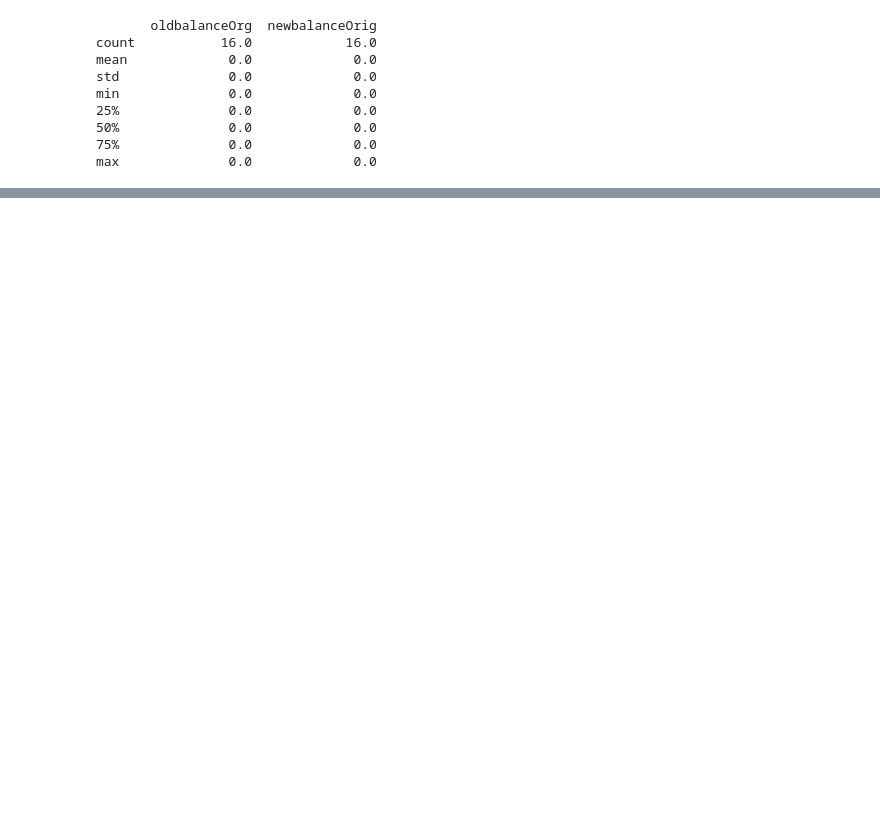
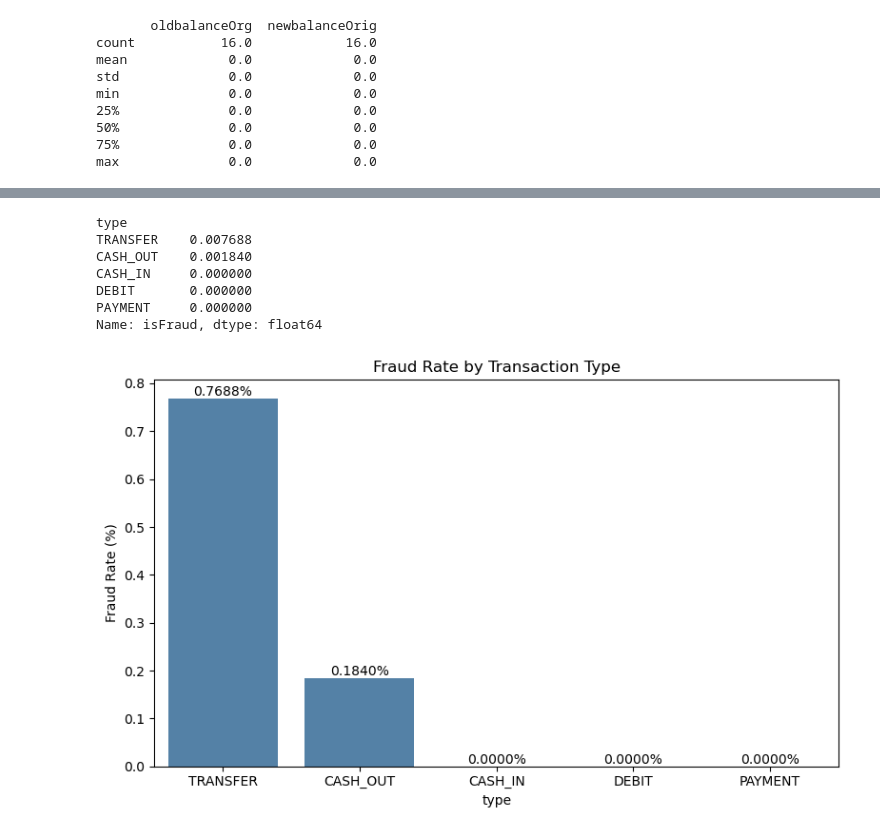
Before and after one commit to amirbenston/Financial-Fraud, a Jupyter notebook: notebooks/eda.ipynb, the cells around one changed output, grey strips where cells are left out. Cells and saved outputs as stored; diff of their text form; code cells hidden in the pictures; blank space fills up the shorter version.

Commit message:
Add bivariate visualizations, model/preprocessing notebooks, and report

```diff
--- a/notebooks/eda.ipynb
+++ b/notebooks/eda.ipynb
@@ -301,0 +325,50 @@ max              0.0             0.0
+# %%
+# ============================================================
+# SECTION 2: BIVARIATE ANALYSIS
+# ------------------------------------------------------------
+# Definition: Bivariate analysis looks at the relationship between exactly two variables usually a predictor against the target, but also predictor vs predictor comparisions.
+# What we're looking for: Whether isFraud rates differ meaningfully across categories (e.g., does fraud cluster in certain type values?), whether numeric predictors have visibly different distributions between fraud/non-fraud, and any strong linear or nonlinear pairwise relationships between two predictors.
+# ============================================================
+
+# 2a. Fraud rate by transaction type
+fraud_type = financial_fraud.groupby('type')['isFraud'].mean().sort_values(ascending=False)
+# groups the data by transaction type and calculates the mean of isFraud within each group
+# since isFraud is 0/1, this mean is the same as the fraud rate (proportion of fraud) for that type
+# sort_values(ascending=False) orders the types from highest to lowest fraud rate
+print(fraud_type)
+# prints the fraud rate for each transaction type as a quick numeric check before plotting
+
+
+fig, ax = mattyp.subplots(figsize=(8, 5))
+# creates a single figure and axes object sized 8 by 5 inches
+# fig is the overall figure container, ax is the specific plot area we draw onto below
+sns.barplot(x=fraud_type.index, y=fraud_type.values * 100, color='steelblue', ax=ax)
+# draws a bar chart of fraud rate by transaction type
+# x=fraud_type.index uses the type names (strings) as category labels
+# y=fraud_type.values * 100 converts the fraud rate from a decimal (e.g. 0.0077) into a percentage (0.77)
+# axax tells seaborn to draw onto our explicit axes object instead of an implicit current one
+ax.set_title('Fraud Rate by Transaction Type')
+# sets the chart title
+ax.set_ylabel('Fraud Rate (%)')
+# labels the y-axis, noting these values are percentages
+ax.bar_label(ax.containers[0], fmt='%.4f%%')
+# adds the exact fraud rate on top of each bar, formatted to 4 decimal places with a percent sign
+# ax.containers[0] holds the bar objects seaborn drew, so we loop through them to label each one
+mattyp.tight_layout()
+# automatically adjusts spacing so the title, labels, and bar-top values don't get cut off or overlap
+mattyp.savefig('../Visualizations/04bivariate_fraud_type.png')
+# saves the figure as a PNG file into the Visualizations folder
+mattyp.show()
+# displays the figure in the notebook's output so it renders when the notebook is viewed
+mattyp.close(fig)
+# closes this specific figure object to free up memory and prevent it from
+# interfering with the next plot created later in the notebook
+# %% [output]
+type
+TRANSFER    0.007688
+CASH_OUT    0.001840
+CASH_IN     0.000000
+DEBIT       0.000000
+PAYMENT     0.000000
+Name: isFraud, dtype: float64
+[figure, added]
```
Also changed, not shown: parts of 20 cells of this notebook, 10 other files.
